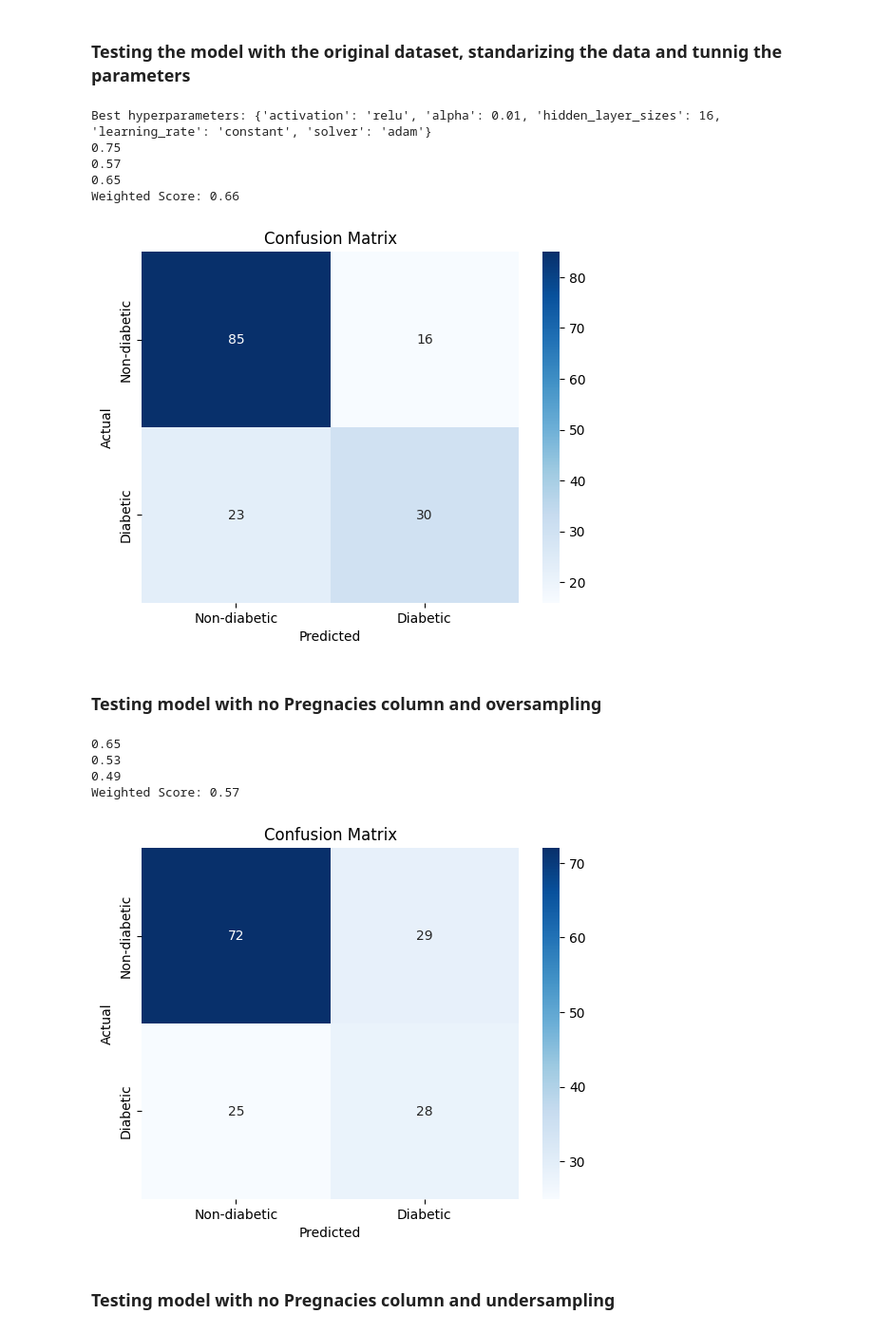
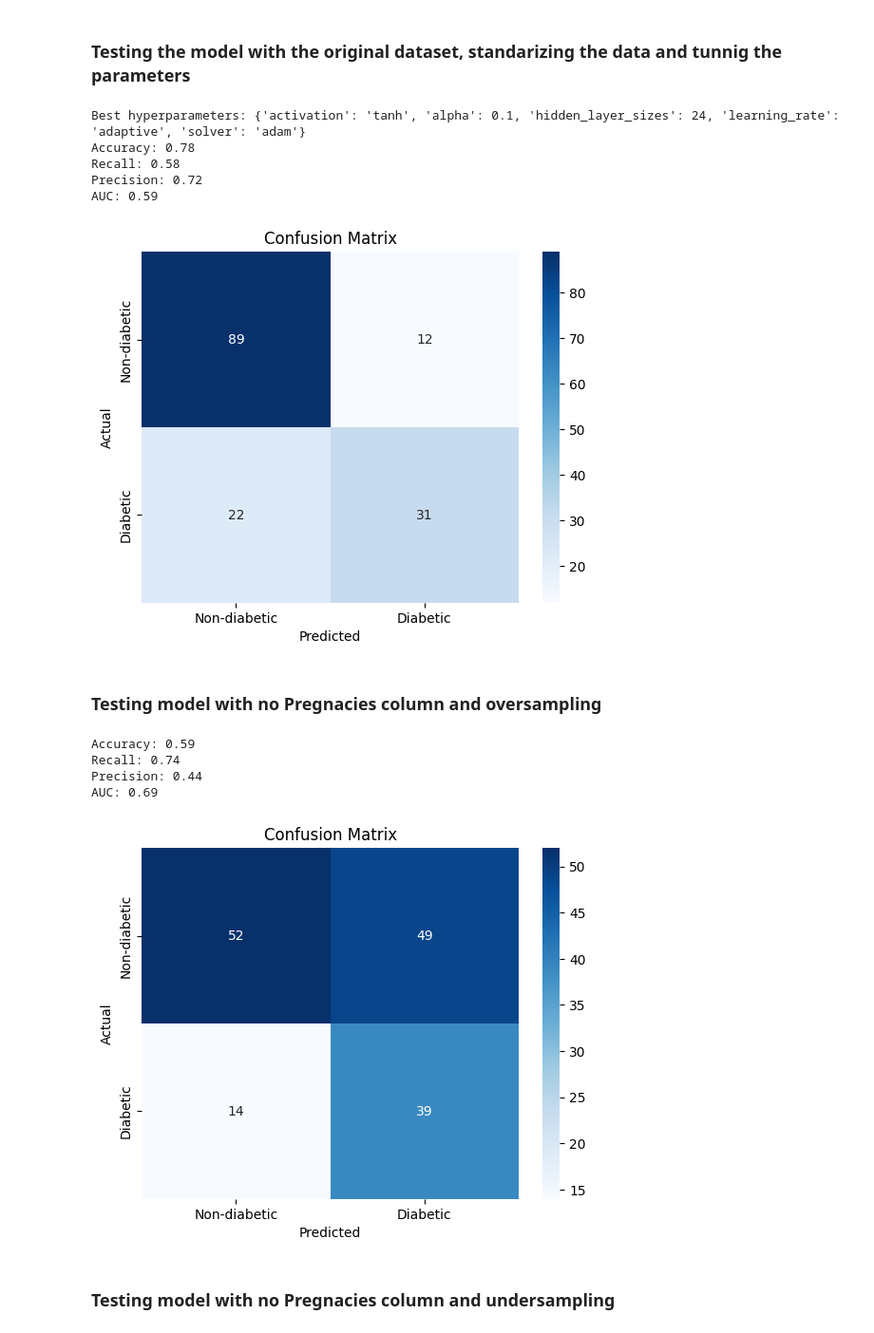
Before and after one commit to TheCsarbeat/proyecto1-IA, a Jupyter notebook: nn.ipynb, the cells around one changed output. Shown at 95% size. Cells and saved outputs as stored; diff of their text form; code cells hidden in the pictures.

```diff
--- a/nn.ipynb
+++ b/nn.ipynb
@@ -480,9 +487,9 @@ precision = precision_score(y_test, y_pred)
 print("Accuracy:", round(accuracy, 2))
 print("Recall:", round(recall, 2))
 print("Precision:", round(precision, 2))
-print("Weighted Score:", round(calculate_weighted_score(accuracy, recall, precision), 2))
+print("AUC:", round(calculate_auc(nn_model, X_test, y_test), 2))
 
-nn_metrics.append(["No outliers, No Pregnancies dataset", accuracy, precision, recall, calculate_weighted_score(accuracy, recall, precision)])
+nn_metrics.append(["No outliers, No Pregnancies dataset", accuracy, precision, recall, calculate_auc(nn_model, X_test, y_test)])
 
 plot_confusion_matrix(y_test, y_pred)
 # %% [output]
@@ -525,9 +532,9 @@ precision = precision_score(y_test, y_pred)
 print("Accuracy:", round(accuracy, 2))
 print("Recall:", round(recall, 2))
 print("Precision:", round(precision, 2))
-print("Weighted Score:", round(calculate_weighted_score(accuracy, recall, precision), 2))
+print("AUC:", round(calculate_auc(nn_model, X_test, y_test), 2))
 
-nn_metrics.append(["No outliers, No Pregnancies dataset, normalized", accuracy, precision, recall, calculate_weighted_score(accuracy, recall, precision)])
+nn_metrics.append(["No outliers, No Pregnancies dataset, normalized", accuracy, precision, recall, calculate_auc(nn_model, X_test, y_test)])
 
 plot_confusion_matrix(y_test, y_pred)
 # %% [output]
@@ -570,9 +577,9 @@ precision = precision_score(y_test, y_pred)
 print("Accuracy:", round(accuracy, 2))
 print("Recall:", round(recall, 2))
 print("Precision:", round(precision, 2))
-print("Weighted Score:", round(calculate_weighted_score(accuracy, recall, precision), 2))
+print("AUC:", round(calculate_auc(nn_model, X_test, y_test), 2))
 
-nn_metrics.append(["No outliers, No Pregnancies dataset, standardized", accuracy, precision, recall, calculate_weighted_score(accuracy, recall, precision)])
+nn_metrics.append(["No outliers, No Pregnancies dataset, standardized", accuracy, precision, recall, calculate_auc(nn_model, X_test, y_test)])
 
 plot_confusion_matrix(y_test, y_pred)
 # %% [output]
@@ -657,59 +674,59 @@ accuracy = accuracy_score(y_test, y_pred)
 recall = recall_score(y_test, y_pred)
 precision = precision_score(y_test, y_pred)
 
-print(round(accuracy, 2))
-print(round(recall, 2))
-print(round(precision, 2))
-print("Weighted Score:", round(calculate_weighted_score(accuracy, recall, precision), 2))
+print("Accuracy:", round(accuracy, 2))
+print("Recall:", round(recall, 2))
+print("Precision:", round(precision, 2))
+print("AUC:", round(calculate_auc(best_model, X_test, y_test), 2))
 
-nn_metrics.append(["Original dataset, standardization, RandomizedSearchCV", accuracy, precision, recall, calculate_weighted_score(accuracy, recall, precision)])
+nn_metrics.append(["Original dataset, standardization, RandomizedSearchCV", accuracy, precision, recall, calculate_auc(best_model, X_test, y_test)])
 
 plot_confusion_matrix(y_test, y_pred)
 # %% [output]
-Best hyperparameters: {'activation': 'relu', 'alpha': 0.01, 'hidden_layer_sizes': 16, 'learning_rate': 'constant', 'solver': 'adam'}
-0.75
-0.57
-0.65
-Weighted Score: 0.66
+Best hyperparameters: {'activation': 'tanh', 'alpha': 0.1, 'hidden_layer_sizes': 24, 'learning_rate': 'adaptive', 'solver': 'adam'}
+Accuracy: 0.78
+Recall: 0.58
+Precision: 0.72
+AUC: 0.59
-[figure, old version]
+[figure, new version]
 # %% [markdown]
 ### Testing model with no Pregnacies column and oversampling
 # %%
 # Split the data into training and testing sets
 X = df_diabetes.drop(['Outcome', 'Pregnancies'], axis=1)
 y = df_diabetes['Outcome']
 X_train, X_test, y_train, y_test = train_test_split(X, y, test_size=0.2, random_state=20)
 
 # Oversample the minority class (Diabetic examples) using SMOTE
 from imblearn.over_sampling import SMOTE
 smote = SMOTE()
 X_train_resampled, y_train_resampled = smote.fit_resample(X_train, y_train)
 
 
 # Train the neural network on the resampled data
 nn_model = MLPClassifier(random_state=42)
 nn_model.fit(X_train_resampled, y_train_resampled)
 
 # Test the model and calculate accuracy, recall, and precision
 y_pred = nn_model.predict(X_test)
 accuracy = accuracy_score(y_test, y_pred)
 recall = recall_score(y_test, y_pred)
 precision = precision_score(y_test, y_pred)
 
-print(round(accuracy, 2))
-print(round(recall, 2))
-print(round(precision, 2))
-print("Weighted Score:", round(calculate_weighted_score(accuracy, recall, precision), 2))
+print("Accuracy:", round(accuracy, 2))
+print("Recall:", round(recall, 2))
+print("Precision:", round(precision, 2))
+print("AUC:", round(calculate_auc(nn_model, X_test, y_test), 2))
 
-nn_metrics.append(["No Pregnancies dataset, Oversampling", accuracy, precision, recall, calculate_weighted_score(accuracy, recall, precision)])
+nn_metrics.append(["No Pregnancies dataset, Oversampling", accuracy, precision, recall, calculate_auc(nn_model, X_test, y_test)])
 
 plot_confusion_matrix(y_test, y_pred)
 # %% [output]
-0.65
-0.53
-0.49
-Weighted Score: 0.57
+Accuracy: 0.59
+Recall: 0.74
+Precision: 0.44
+AUC: 0.69
-[figure, old version]
+[figure, new version]
 # %% [markdown]
 ### Testing model with no Pregnacies column and undersampling
 # %%
```
Also changed, not shown: parts of 26 cells of this notebook.
